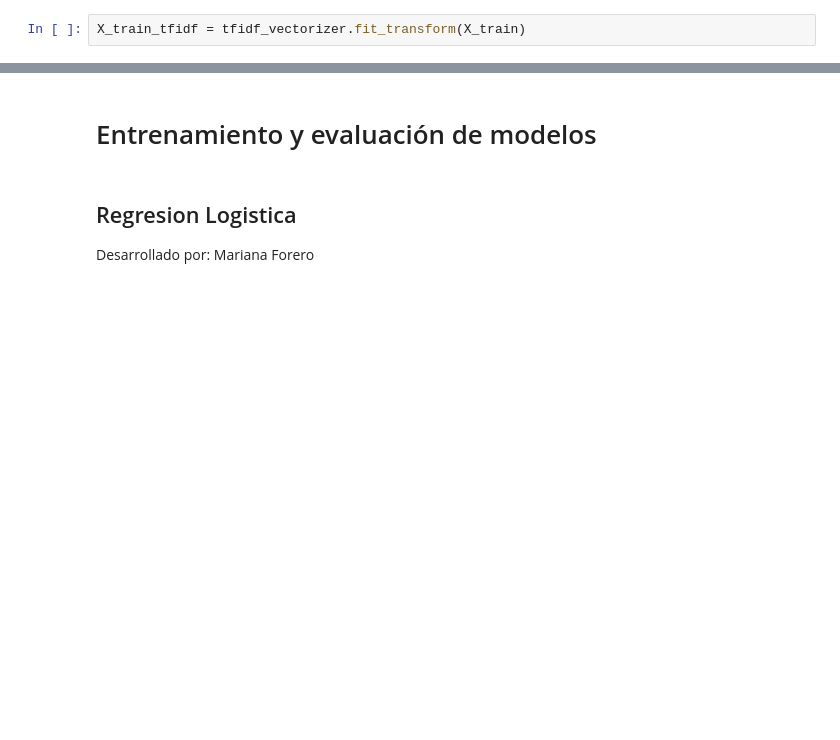
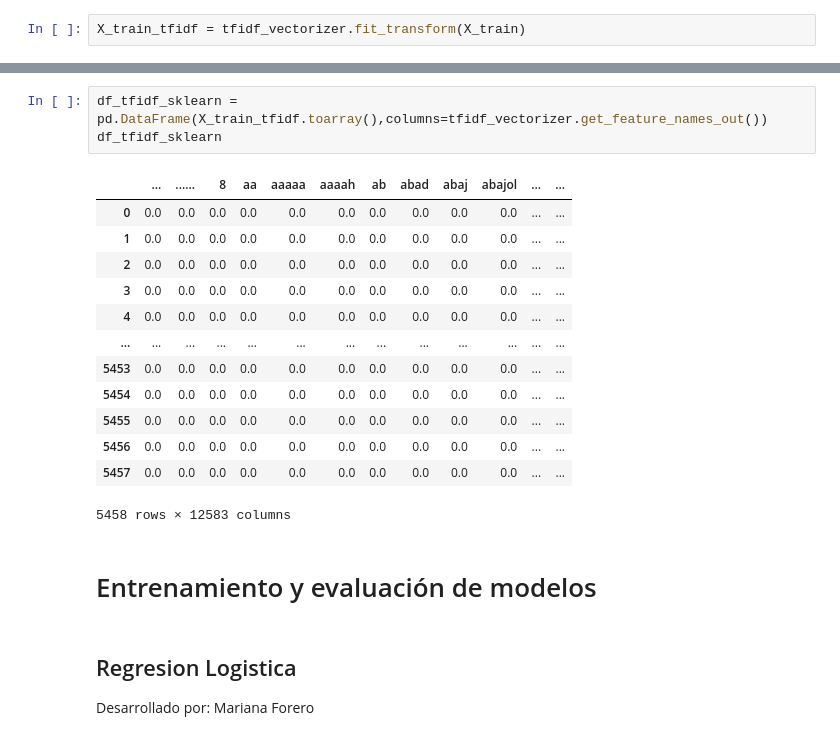
Before and after one commit to bi-202410/proyecto-1, a Jupyter notebook: text-analysis.ipynb, the cells around one changed output, grey strips where cells are left out. Saved outputs shown, nothing was run; the diff lists cells and outputs as text; blank space fills up the shorter version.

```diff
--- a/text-analysis.ipynb
+++ b/text-analysis.ipynb
@@ -189,3 +219,20 @@ df_bow_sklearn
+# %%
+df_tfidf_sklearn = pd.DataFrame(X_train_tfidf.toarray(),columns=tfidf_vectorizer.get_feature_names_out())
+df_tfidf_sklearn
+# %% [output]
+|  | ... | ...... | 8 | aa | aaaaa | aaaah | ab | abad | abaj | abajol | ... | ... |
+| 0 | 0.0 | 0.0 | 0.0 | 0.0 | 0.0 | 0.0 | 0.0 | 0.0 | 0.0 | 0.0 | ... | ... |
+| 1 | 0.0 | 0.0 | 0.0 | 0.0 | 0.0 | 0.0 | 0.0 | 0.0 | 0.0 | 0.0 | ... | ... |
+| 2 | 0.0 | 0.0 | 0.0 | 0.0 | 0.0 | 0.0 | 0.0 | 0.0 | 0.0 | 0.0 | ... | ... |
+| 3 | 0.0 | 0.0 | 0.0 | 0.0 | 0.0 | 0.0 | 0.0 | 0.0 | 0.0 | 0.0 | ... | ... |
+| 4 | 0.0 | 0.0 | 0.0 | 0.0 | 0.0 | 0.0 | 0.0 | 0.0 | 0.0 | 0.0 | ... | ... |
+| ... | ... | ... | ... | ... | ... | ... | ... | ... | ... | ... | ... | ... |
+| 5453 | 0.0 | 0.0 | 0.0 | 0.0 | 0.0 | 0.0 | 0.0 | 0.0 | 0.0 | 0.0 | ... | ... |
+| 5454 | 0.0 | 0.0 | 0.0 | 0.0 | 0.0 | 0.0 | 0.0 | 0.0 | 0.0 | 0.0 | ... | ... |
+| 5455 | 0.0 | 0.0 | 0.0 | 0.0 | 0.0 | 0.0 | 0.0 | 0.0 | 0.0 | 0.0 | ... | ... |
+| 5456 | 0.0 | 0.0 | 0.0 | 0.0 | 0.0 | 0.0 | 0.0 | 0.0 | 0.0 | 0.0 | ... | ... |
+| 5457 | 0.0 | 0.0 | 0.0 | 0.0 | 0.0 | 0.0 | 0.0 | 0.0 | 0.0 | 0.0 | ... | ... |
+5458 rows × 12583 columns
 # %% [markdown]
 # Entrenamiento y evaluación de modelos
 # %% [markdown]
```
Also changed, not shown: parts of 48 cells of this notebook.
